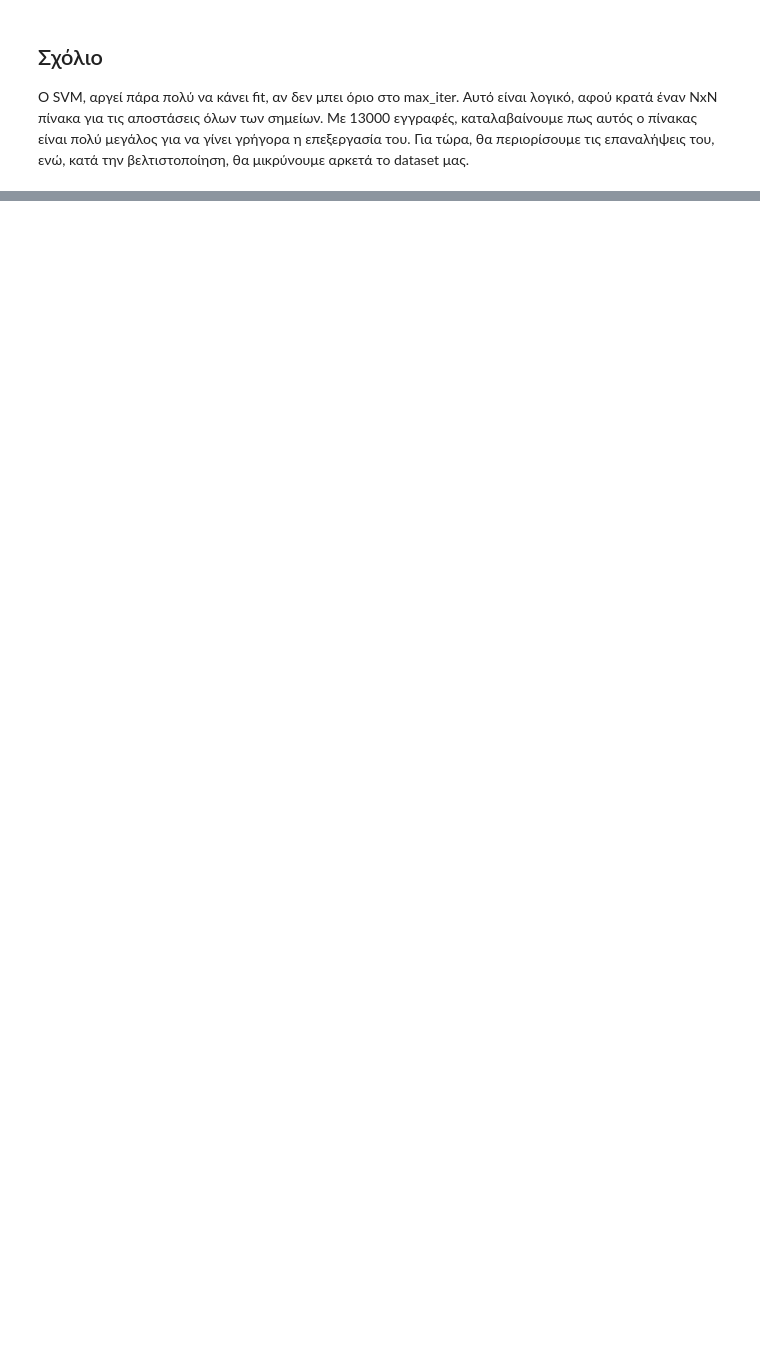
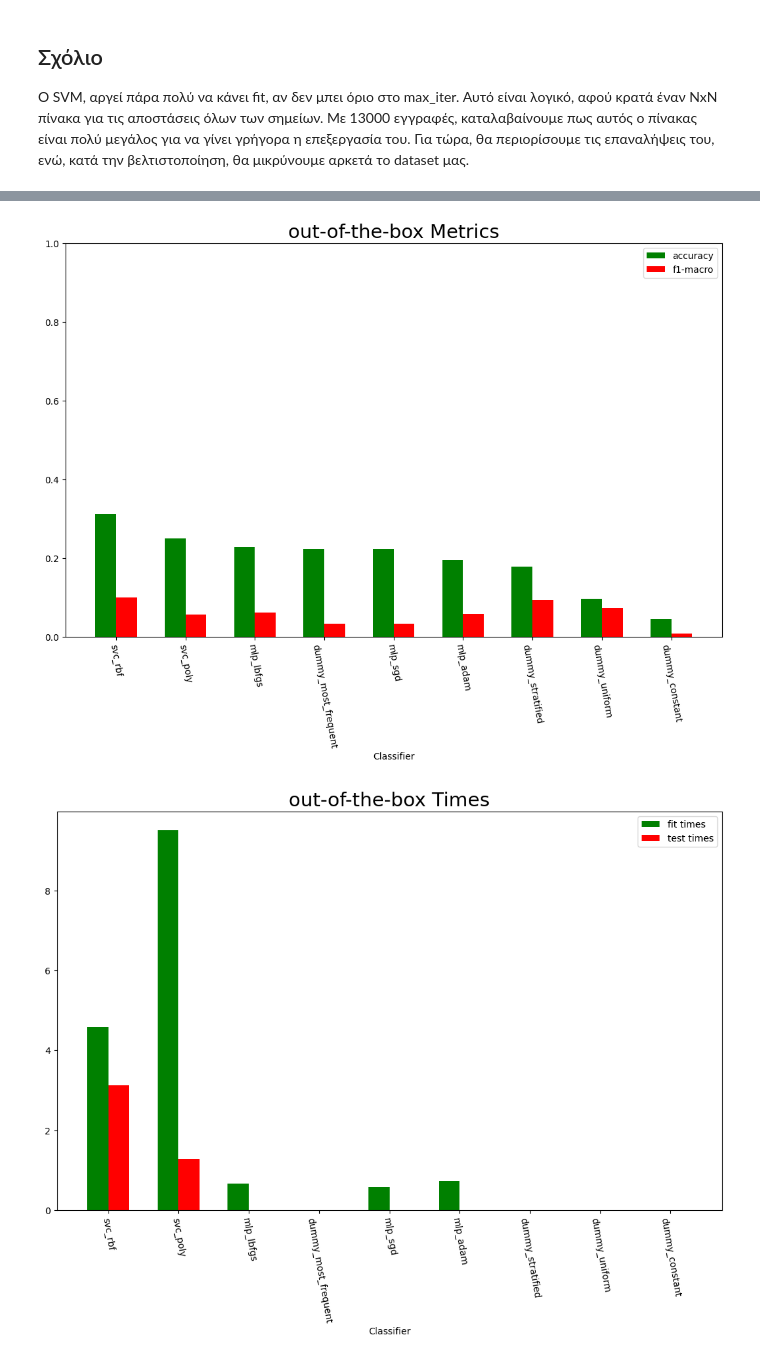
Before and after one commit to alextsaf/Neural-Networks-NTUA, a Jupyter notebook: 1st/NN_Team22_Kaggle.ipynb, the cells around one changed output, grey strips where cells are left out. Drawn from its saved outputs; the diff is of its cells as text; code cells hidden in the pictures; blank space fills up the shorter version.

```diff
--- a/1st/NN_Team22_Kaggle.ipynb
+++ b/1st/NN_Team22_Kaggle.ipynb
@@ -142,7 +164,8 @@ warnings.filterwarnings('ignore')
 
 kaggle_accuracy = {}
 kaggle_f1 = {}
-kaggle_times = {}
+kaggle_fit = {}
+kaggle_pred = {}
 
 def dummy_metrics(solver, const = None):
 
@@ -151,11 +174,14 @@ def dummy_metrics(solver, const = None):
     start = time.time()
     model.fit(train, train_labels)
     fit_time  = time.time() - start
+    start = time.time()
     preds = model.predict(test)
+    pred_time  = time.time() - start
 
-    kaggle_times[name] = fit_time
+    kaggle_pred[name] = pred_time
+    kaggle_fit[name] = fit_time
     kaggle_accuracy[name] = accuracy_score(test_labels, preds)
-    kaggle_accuracy[name] = f1_score(test_labels, preds, average='macro')
+    kaggle_f1[name] = f1_score(test_labels, preds, average='macro')
 
 dummy_metrics('uniform')
 dummy_metrics('most_frequent')
@@ -222,0 +246,7 @@ print(kaggle_times)
+# %%
+from IPython.display import Markdown
+
+merged_metrics = [(k, kaggle_fit[k], kaggle_pred[k], kaggle_accuracy[k], kaggle_f1[k]) for k in sorted(kaggle_accuracy, key=kaggle_accuracy.get, reverse=True)]
+
+df = pd.DataFrame(merged_metrics, columns=['Classifier', 'Fit Time(s)', 'Test Time(s)','Accuracy','F1-macro'])
+Markdown(df.to_markdown())
@@ -222,0 +265,37 @@ print(kaggle_times)
+# %%
+import matplotlib.pyplot as plt
+
+keys, fit_times, test_times, accuracy, f1_macro = zip(*merged_metrics)
+
+
+fig = plt.figure(figsize=(10, 6))
+ax = fig.add_axes([0,0,1,1])
+ax.bar(np.arange(len(keys)) - 0.15, accuracy, color = 'g', width = 0.3)
+ax.bar(np.arange(len(keys)) + 0.15, f1_macro, color = 'r', width = 0.3)
+plt.xlabel('Classifier')
+ax.legend(labels=['accuracy', 'f1-macro'])
+ax.set_title('out-of-the-box Metrics',fontsize = 21)
+plt.xticks(np.arange(len(keys)), keys)
+plt.xticks(rotation = 280)
+
+plt.ylim(0, 1)
+
+plt.show()
+
+
+
+fig = plt.figure(figsize=(10, 6))
+ax = fig.add_axes([0,0,1,1])
+ax.bar(np.arange(len(keys)) - 0.15, fit_times, color = 'g', width = 0.3)
+ax.bar(np.arange(len(keys)) + 0.15, test_times, color = 'r', width = 0.3)
+plt.xlabel('Classifier')
+ax.legend(labels=['fit times', 'test times'])
+ax.set_title('out-of-the-box Times',fontsize = 21)
+plt.xticks(np.arange(len(keys)), keys)
+plt.xticks(rotation = 280)
+
+
+plt.show()
+# %% [output]
+[figure, added]
+[figure, added]
```
Also changed, not shown: parts of 34 cells of this notebook.
